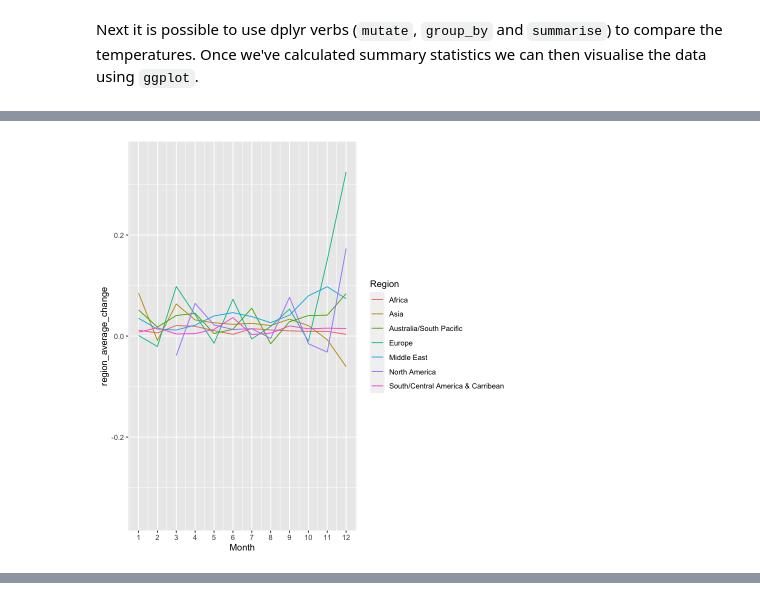
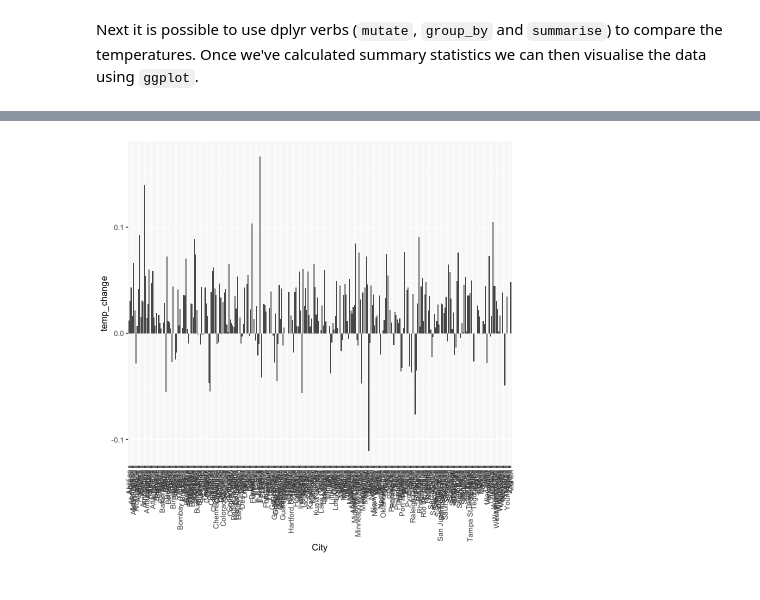
Before and after one commit to MatthewJWhittle/NCW2021, a Jupyter notebook: Introduction-R.ipynb, the cells around one changed output, grey strips where cells are left out. Saved outputs shown, nothing was run; the diff lists cells and outputs as text; code cells hidden in the pictures.

```diff
--- a/Introduction-R.ipynb
+++ b/Introduction-R.ipynb
@@ -245,8 +257,9 @@ A grouped_df: 6 × 3
-# %%
-regional_changes %>%
-    ggplot(aes(x = Month, y = region_average_change, colour = Region)) +
-    geom_line() +
-    ylim(c(-0.35, 0.35)) +
-    scale_x_continuous(breaks = c(1:12))
-# %% [output]
-[figure, removed]
+# %%
+temp_changes %>%
+    # Map the data & variables to axis
+    ggplot(aes(x = City, y = temp_change)) +
+    # Plot as a bar
+    geom_bar(stat = "identity") +
+    # Rotate the x labels
+    theme(axis.text.x = element_text(angle = 90, vjust = 0.5, hjust=1))
+# %% [output]
@@ -252,0 +268 @@ regional_changes %>%
+[figure, added]
```
Also changed, not shown: parts of 7 cells of this notebook.
